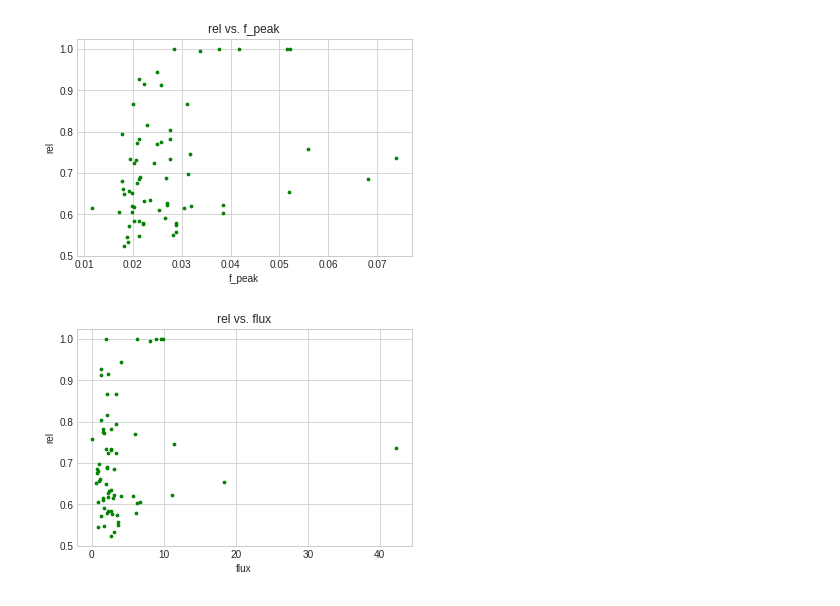
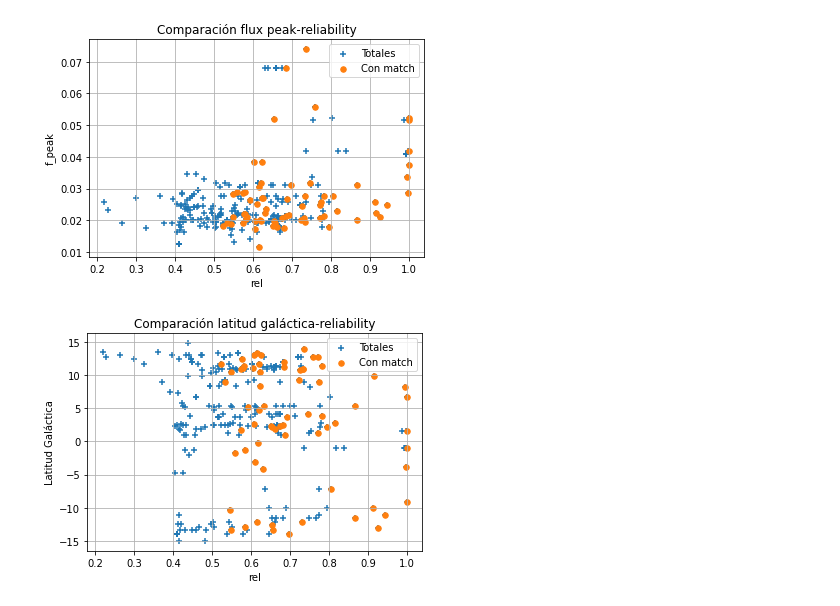
Before and after one commit to bmardu/lab-av_02, a Jupyter notebook: plots.ipynb, the cells around one changed output. Saved outputs shown, nothing was run; the diff lists cells and outputs as text; code cells hidden in the pictures.

```diff
--- a/plots.ipynb
+++ b/plots.ipynb
@@ -4,6 +4,12 @@ import numpy as np
 import pandas as pd
 from matplotlib import pyplot as plt
 # %%
-t_sofia = pd.read_csv (r'tabla_sofia_final.csv')
-t_shallow = pd.read_csv (r'tabla_shallow_corregida.csv')
+#Datos
+t_m = pd.read_csv (r'tabla_shallow_corregida.csv')
+t_s = pd.read_csv (r'tabla_sofia_final.csv')
+t_sc = pd.read_csv (r'tabla_sofia_completa.csv')
+
+#Data Frames de relaibility
+rel_s = pd.DataFrame(t_s, columns= ['rel'])
+rel_sc = pd.DataFrame(t_sc, columns= ['rel'])
 # %%
@@ -50,42 +124,51 @@ plt.show()
 # %%
 #Reliability vs. f_peak
-rel = pd.DataFrame(t_sofia, columns= ['rel'])
-f_peak = pd.DataFrame(t_sofia, columns=["f_peak"])
+rel_s = pd.DataFrame(t_s, columns= ['rel'])
+f_peak_s = pd.DataFrame(t_s, columns=["f_peak"])
+rel_sc = pd.DataFrame(t_sc, columns= ['rel'])
+f_peak_sc = pd.DataFrame(t_sc, columns=["f_peak"])
+
 
 #plot
-plt.scatter(f_peak, rel,
-            color= "green",
-            marker= ".",
+plt.scatter(rel_sc, f_peak_sc,
+            marker= "+",
+            s=30)
+
+plt.scatter(rel_s, f_peak_s,
+            marker= "o",
             s=30)
 
 #plt.xlim(0, 7)
 
-plt.xlabel('f_peak')
-plt.ylabel('rel')
-
-plt.title('rel vs. f_peak')
+plt.title("Comparación flux peak-reliability")
+plt.legend(["Totales", "Con match"], loc='upper right')
+plt.xlabel('Reliability')
+plt.ylabel('F_peak')
+plt.grid()
 
 plt.show()
 # %% [output]
-[figure, old version]
+[figure, new version]
 # %%
-#Reliability vs. flux
-rel = pd.DataFrame(t_sofia, columns= ['rel'])
-flux = pd.DataFrame(t_sofia, columns=["flux"])
+#Reliability vs. gal-lat
+lat_s = pd.DataFrame(t_s, columns=["GAL_LAT"])
+lat_sc = pd.DataFrame(t_sc, columns=["GAL_LAT"])
 
 #plot
-plt.scatter(flux, rel,
-            color= "green",
-            marker= ".",
+plt.scatter(rel_sc, lat_sc,
+            marker= "+",
             s=30)
 
-#plt.xlim(0, 7)
+plt.scatter(rel_s, lat_s,
+            marker= "o",
+            s=30)
 
-plt.xlabel('flux')
-plt.ylabel('rel')
-
-plt.title('rel vs. flux')
+plt.title("Comparación latitud galáctica-reliability")
+plt.legend(["Totales", "Con match"], loc='upper right')
+plt.xlabel('Reliability')
+plt.ylabel('Latitud Galáctica')
+plt.grid()
 
 plt.show()
 # %% [output]
-[figure, old version]
+[figure, new version]
```
Also changed, not shown: parts of 8 cells of this notebook.
